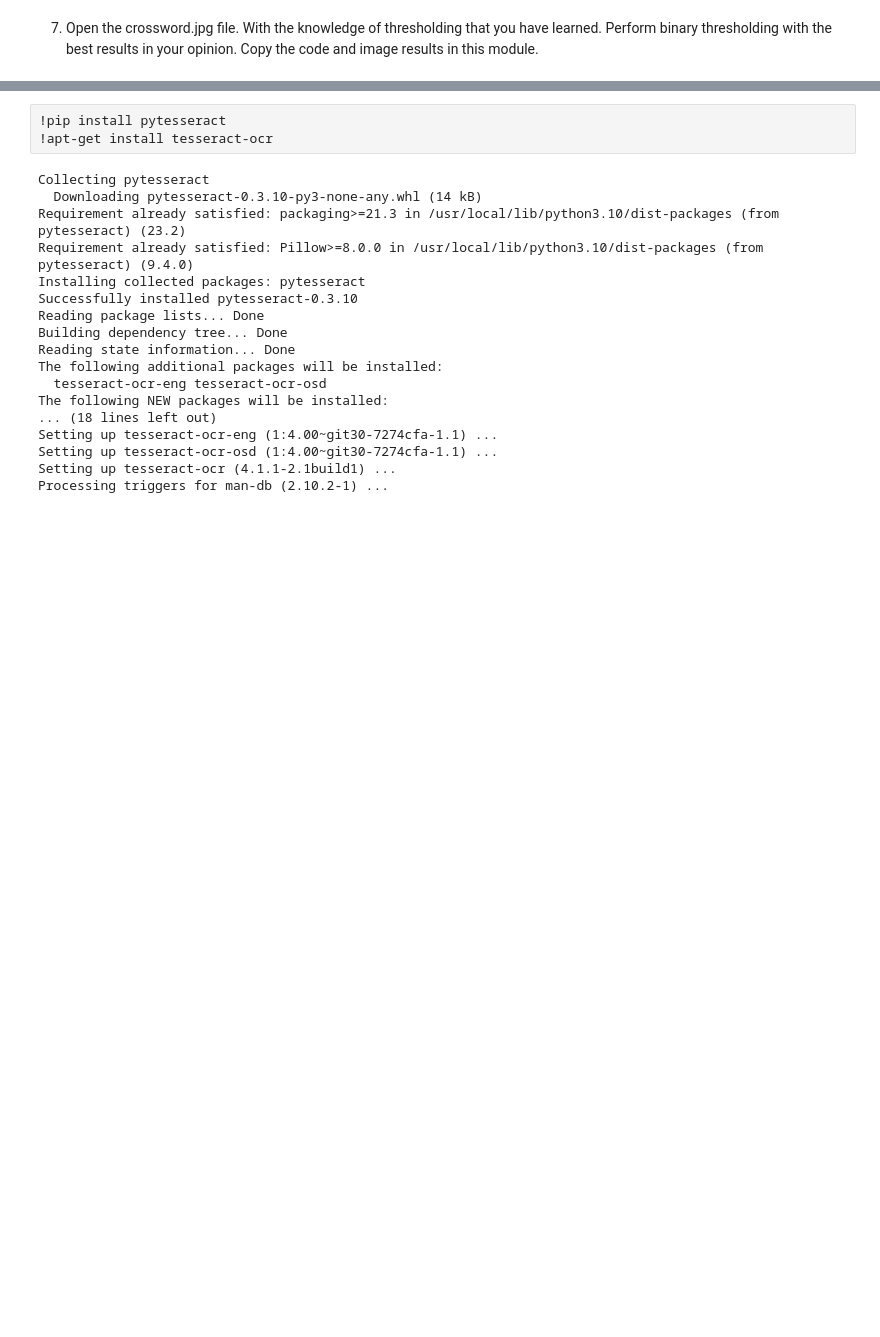
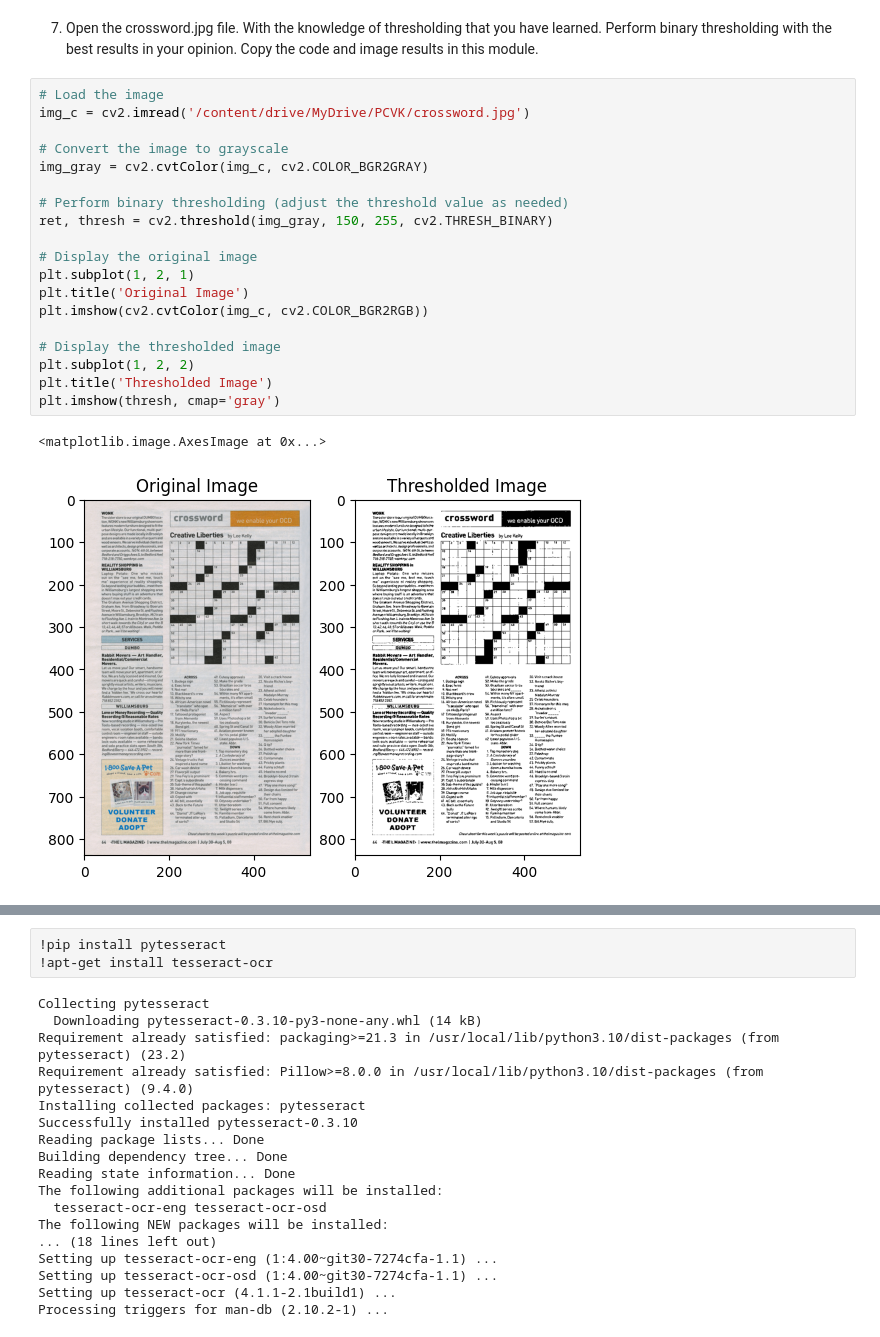
Before and after one commit to fnsalamaa/FINA-SALAMA-PCVK, a Jupyter notebook: Week10.ipynb, the cells around one changed output, grey strips where cells are left out. Cells and saved outputs as stored; diff of their text form; blank space fills up the shorter version.

```diff
--- a/Week10.ipynb
+++ b/Week10.ipynb
@@ -136,3 +206,25 @@ colors . (Hint: you can use K-Means to display only certain colors)
 7. Open the crossword.jpg file. With the knowledge of thresholding that you have
 learned. Perform binary thresholding with the best results in your opinion. Copy the
 code and image results in this module.
+# %%
+# Load the image
+img_c = cv2.imread('/content/drive/MyDrive/PCVK/crossword.jpg')
+
+# Convert the image to grayscale
+img_gray = cv2.cvtColor(img_c, cv2.COLOR_BGR2GRAY)
+
+# Perform binary thresholding (adjust the threshold value as needed)
+ret, thresh = cv2.threshold(img_gray, 150, 255, cv2.THRESH_BINARY)
+
+# Display the original image
+plt.subplot(1, 2, 1)
+plt.title('Original Image')
+plt.imshow(cv2.cvtColor(img_c, cv2.COLOR_BGR2RGB))
+
+# Display the thresholded image
+plt.subplot(1, 2, 2)
+plt.title('Thresholded Image')
+plt.imshow(thresh, cmap='gray')
+# %% [output]
+<matplotlib.image.AxesImage at 0x...>
+[figure, added]
```
Also changed, not shown: parts of 10 cells of this notebook.
